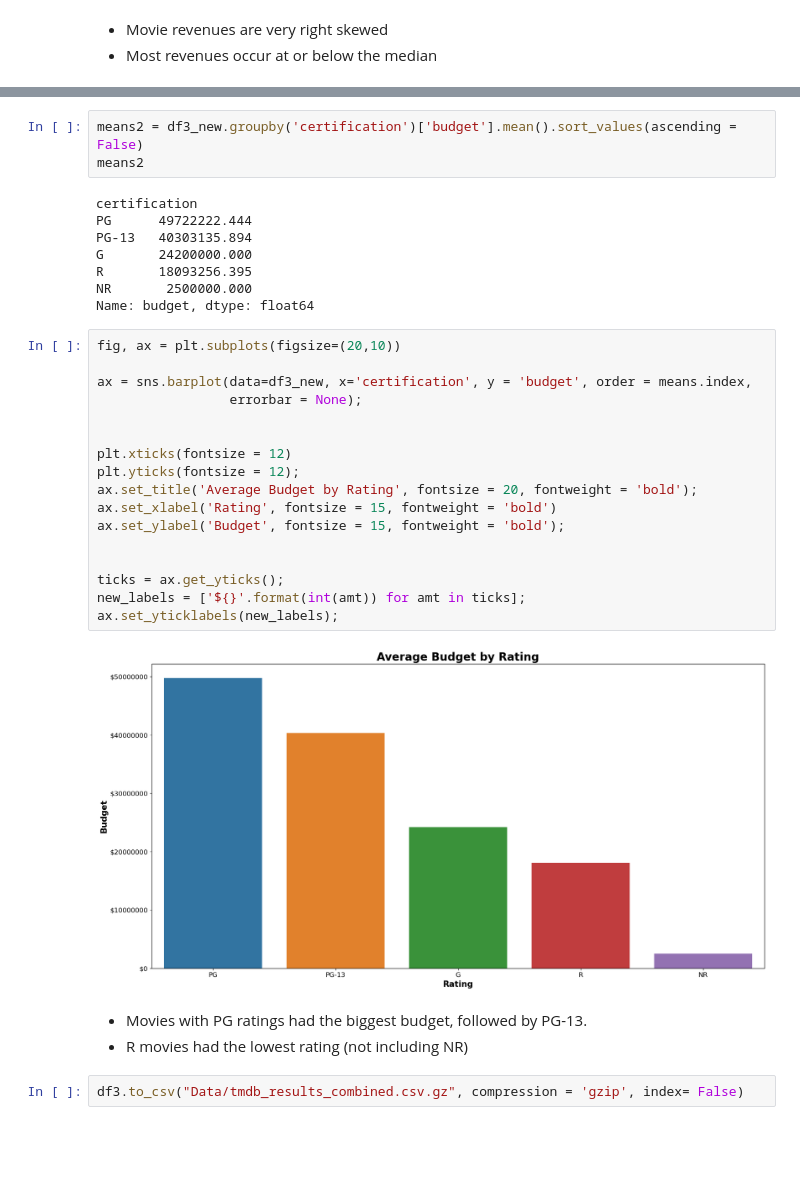
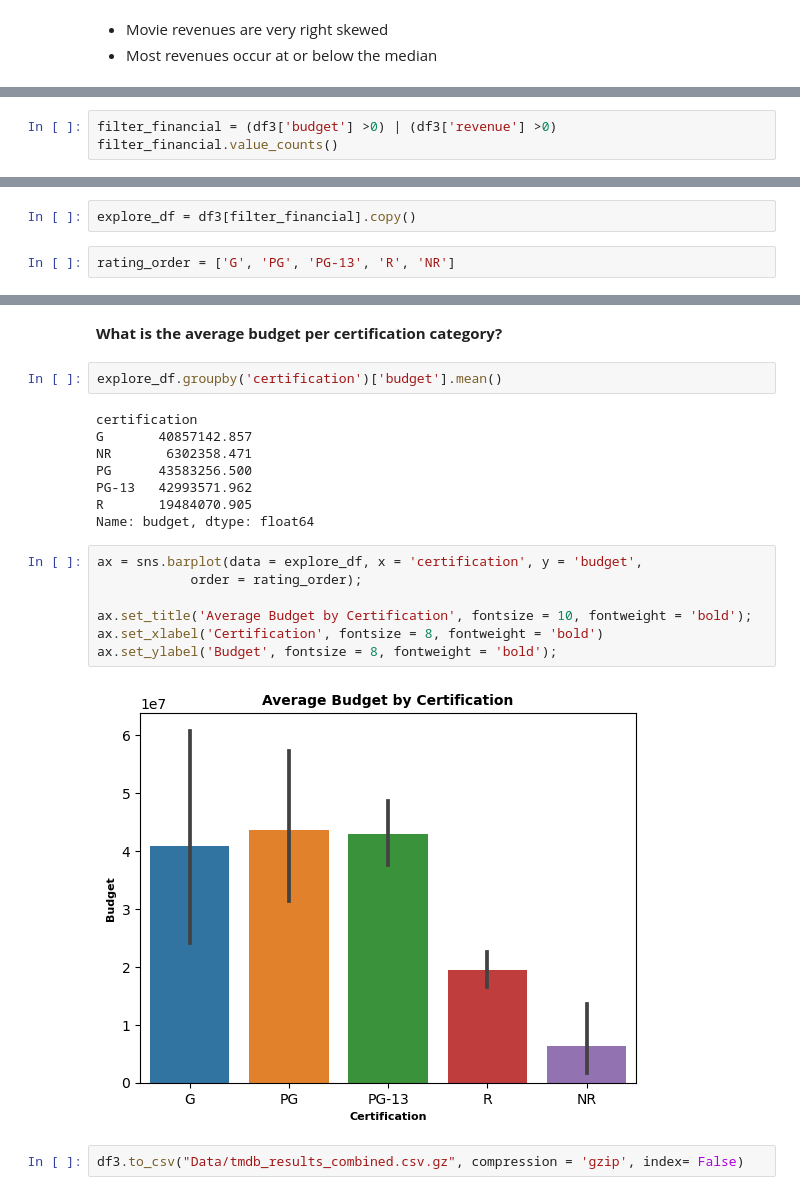
Before and after one commit to AshleyHeinrich/IMDB2, a Jupyter notebook: Exploratory_Data_Analysis.ipynb, the cells around one changed output, grey strips where cells are left out. Saved outputs shown, nothing was run; the diff lists cells and outputs as text; blank space fills up the shorter version.

```diff
--- a/Exploratory_Data_Analysis.ipynb
+++ b/Exploratory_Data_Analysis.ipynb
@@ -251,0 +211,3 @@ memory usage: 46.0+ KB
+# %%
+filter_financial = (df3['budget'] >0) | (df3['revenue'] >0)
+filter_financial.value_counts()
@@ -252 +218,5 @@ memory usage: 46.0+ KB
+# %%
+explore_df = df3[filter_financial].copy()
+# %%
+rating_order = ['G', 'PG', 'PG-13', 'R', 'NR']
 # %% [markdown]
@@ -406,35 +264,23 @@ ax.set_yticklabels(new_labels);
+# %% [markdown]
+**What is the average budget per certification category?**
 # %%
-means2 = df3_new.groupby('certification')['budget'].mean().sort_values(ascending = False)
-means2
+explore_df.groupby('certification')['budget'].mean()
 # %% [output]
 certification
-PG      49722222.444
-PG-13   40303135.894
-G       24200000.000
-R       18093256.395
-NR       2500000.000
+G       40857142.857
+NR       6302358.471
+PG      43583256.500
+PG-13   42993571.962
+R       19484070.905
 Name: budget, dtype: float64
 # %%
-fig, ax = plt.subplots(figsize=(20,10))
+ax = sns.barplot(data = explore_df, x = 'certification', y = 'budget',
+            order = rating_order);
 
-ax = sns.barplot(data=df3_new, x='certification', y = 'budget', order = means.index,
-                 errorbar = None);
-
-
-plt.xticks(fontsize = 12)
-plt.yticks(fontsize = 12);
-ax.set_title('Average Budget by Rating', fontsize = 20, fontweight = 'bold');
-ax.set_xlabel('Rating', fontsize = 15, fontweight = 'bold')
-ax.set_ylabel('Budget', fontsize = 15, fontweight = 'bold');
-
-
-ticks = ax.get_yticks();
-new_labels = ['${}'.format(int(amt)) for amt in ticks];
-ax.set_yticklabels(new_labels);
+ax.set_title('Average Budget by Certification', fontsize = 10, fontweight = 'bold');
+ax.set_xlabel('Certification', fontsize = 8, fontweight = 'bold')
+ax.set_ylabel('Budget', fontsize = 8, fontweight = 'bold');
 # %% [output]
-[figure, old version]
+[figure, new version]
-# %% [markdown]
-* Movies with PG ratings had the biggest budget, followed by PG-13.
-* R movies had the lowest rating (not including NR)
 # %%
 df3.to_csv("Data/tmdb_results_combined.csv.gz", compression = 'gzip', index= False)
```
Also changed, not shown: parts of 27 cells of this notebook, 1 other file.
